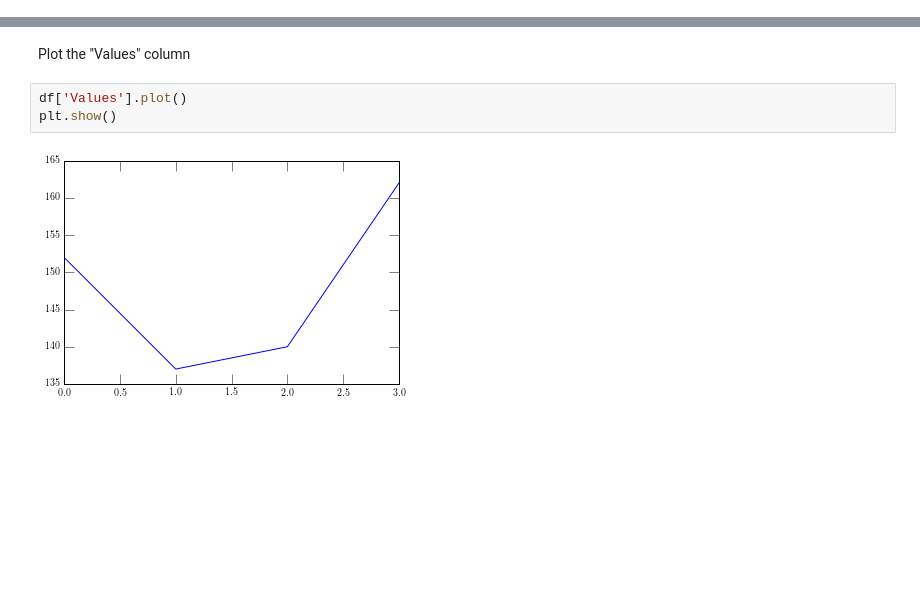
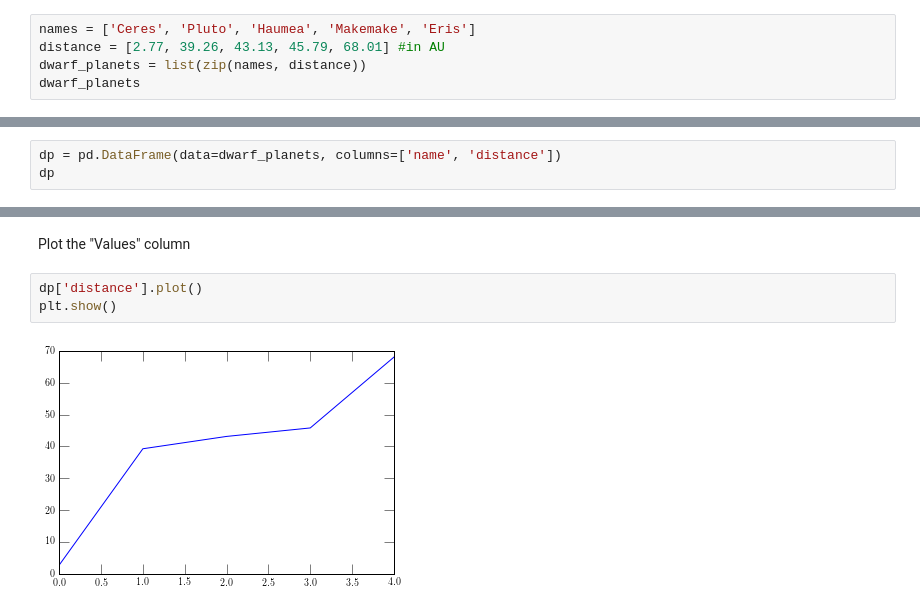
Before and after one commit to ycrc/Python-Bootcamp, a Jupyter notebook: pandas.ipynb, the cells around one changed output, grey strips where cells are left out. Saved outputs shown, nothing was run; the diff lists cells and outputs as text; blank space fills up the shorter version.

Commit message:
changed pandas example to use more realistic data (solar system)

```diff
--- a/pandas.ipynb
+++ b/pandas.ipynb
@@ -145,0 +358,5 @@ d
+# %%
+names = ['Ceres', 'Pluto', 'Haumea', 'Makemake', 'Eris']
+distance = [2.77, 39.26, 43.13, 45.79, 68.01] #in AU
+dwarf_planets = list(zip(names, distance))
+dwarf_planets
@@ -156,0 +371,3 @@ df
+# %%
+dp = pd.DataFrame(data=dwarf_planets, columns=['name', 'distance'])
+dp
@@ -157,7 +381,7 @@ df
 # %% [markdown]
 Plot the "Values" column
 # %%
-df['Values'].plot()
+dp['distance'].plot()
 plt.show()
 # %% [output]
-[figure, old version]
+[figure, new version]
```
Also changed, not shown: parts of 60 cells of this notebook.
